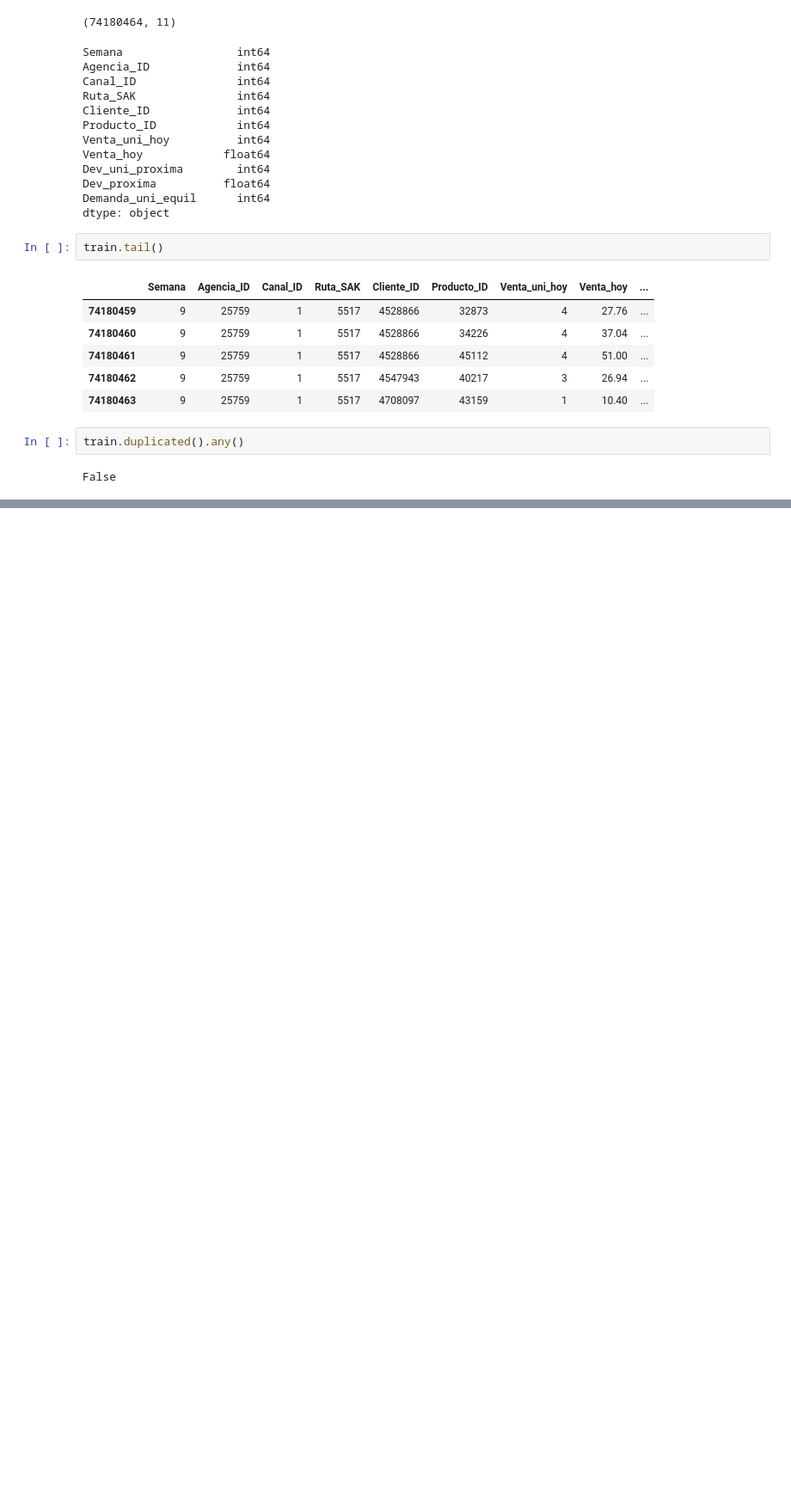
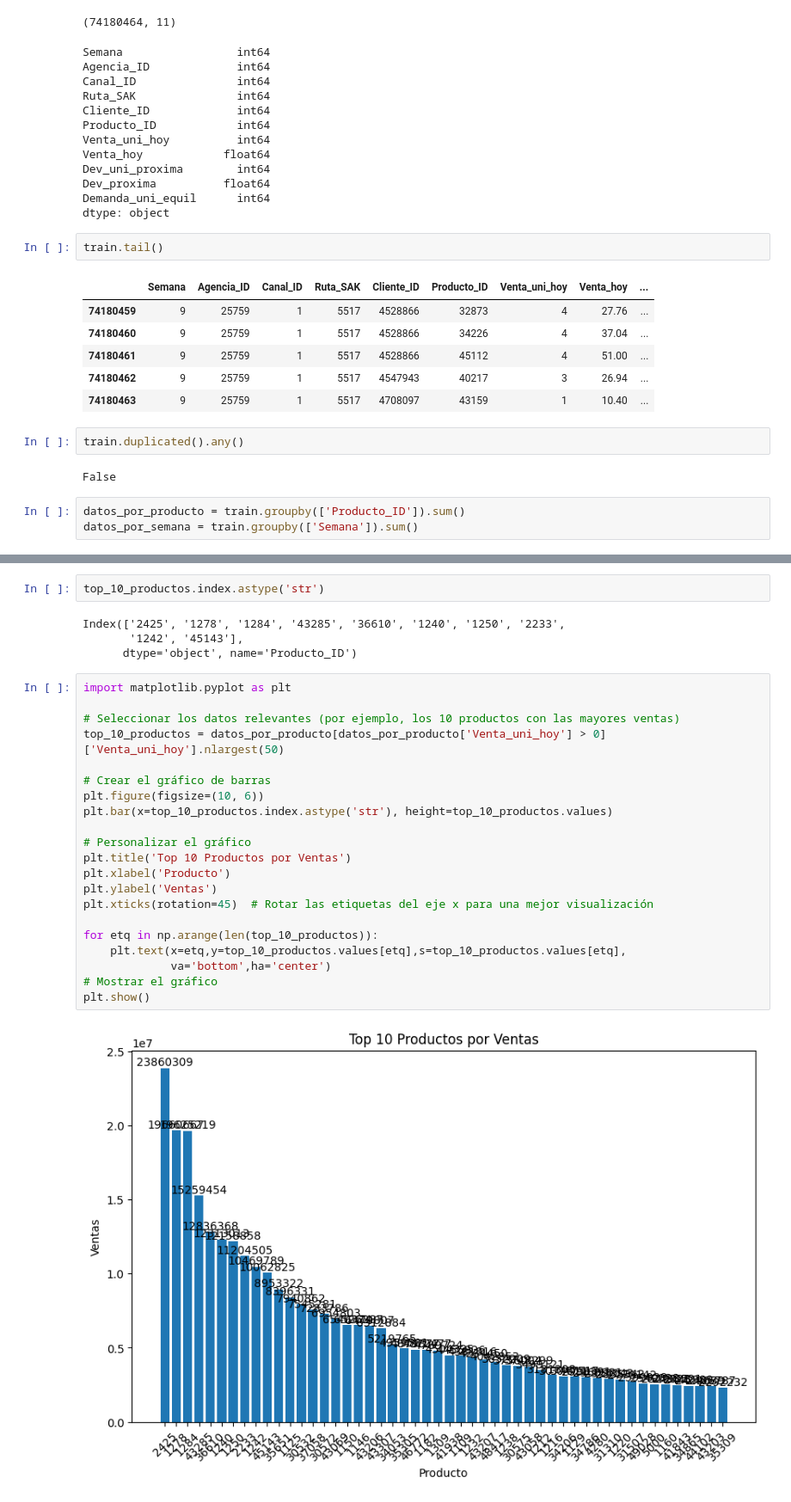
Before and after one commit to christiansakerb/Bimbo_Demanda-Inventario, a Jupyter notebook: Caso_inventario.ipynb, the cells around one changed output, grey strips where cells are left out. Shown: that part at 86% size. Saved outputs shown, nothing was run; the diff lists cells and outputs as text; blank space fills up the shorter version.

```diff
--- a/Caso_inventario.ipynb
+++ b/Caso_inventario.ipynb
@@ -45,3 +63,6 @@ train.tail()
 train.duplicated().any()
 # %% [output]
 False
+# %%
+datos_por_producto = train.groupby(['Producto_ID']).sum()
+datos_por_semana = train.groupby(['Semana']).sum()
@@ -47,0 +98,29 @@ False
+# %%
+top_10_productos.index.astype('str')
+# %% [output]
+Index(['2425', '1278', '1284', '43285', '36610', '1240', '1250', '2233',
+       '1242', '45143'],
+      dtype='object', name='Producto_ID')
+# %%
+import matplotlib.pyplot as plt
+
+# Seleccionar los datos relevantes (por ejemplo, los 10 productos con las mayores ventas)
+top_10_productos = datos_por_producto[datos_por_producto['Venta_uni_hoy'] > 0]['Venta_uni_hoy'].nlargest(50)
+
+# Crear el gráfico de barras
+plt.figure(figsize=(10, 6))
+plt.bar(x=top_10_productos.index.astype('str'), height=top_10_productos.values)
+
+# Personalizar el gráfico
+plt.title('Top 10 Productos por Ventas')
+plt.xlabel('Producto')
+plt.ylabel('Ventas')
+plt.xticks(rotation=45)  # Rotar las etiquetas del eje x para una mejor visualización
+
+for etq in np.arange(len(top_10_productos)):
+    plt.text(x=etq,y=top_10_productos.values[etq],s=top_10_productos.values[etq],
+             va='bottom',ha='center')
+# Mostrar el gráfico
+plt.show()
+# %% [output]
+[figure, added]
```
Also changed, not shown: parts of 13 cells of this notebook.
